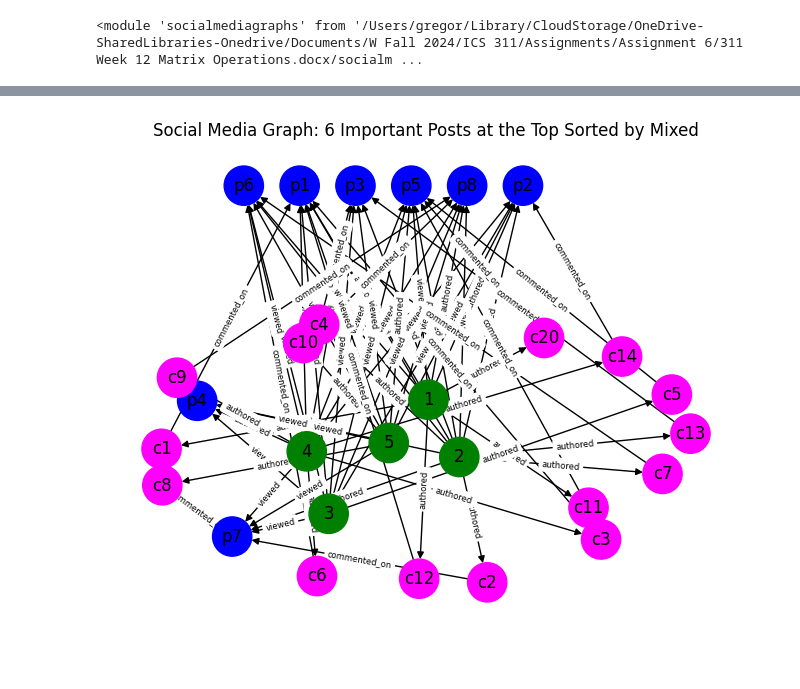
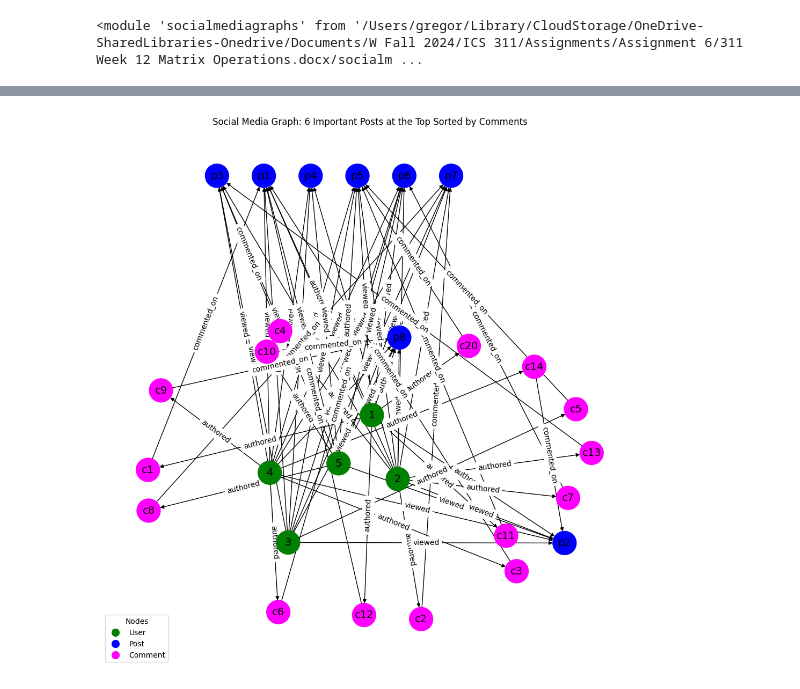
Before and after one commit to jswlee/ICS311_Assignment6, a Jupyter notebook: social-media-example-usage.ipynb, the cells around one changed output, grey strips where cells are left out. Cells and saved outputs as stored; diff of their text form; code cells hidden in the pictures; blank space fills up the shorter version.

Commit message:
Updated socialmediagraphs.py
Improved readability, added legend.

```diff
--- a/social-media-example-usage.ipynb
+++ b/social-media-example-usage.ipynb
@@ -241,4 +241,4 @@ smg.display_graph(G)
 # %%
-smg.display_important_posts(G, "mixed", .5, 6)
+smg.display_important_posts(G, "comments", .5, 6)
 # %% [output]
-[figure, old version]
+[figure, new version]
```
Also changed, not shown: parts of 2 cells of this notebook, 1 other file.
